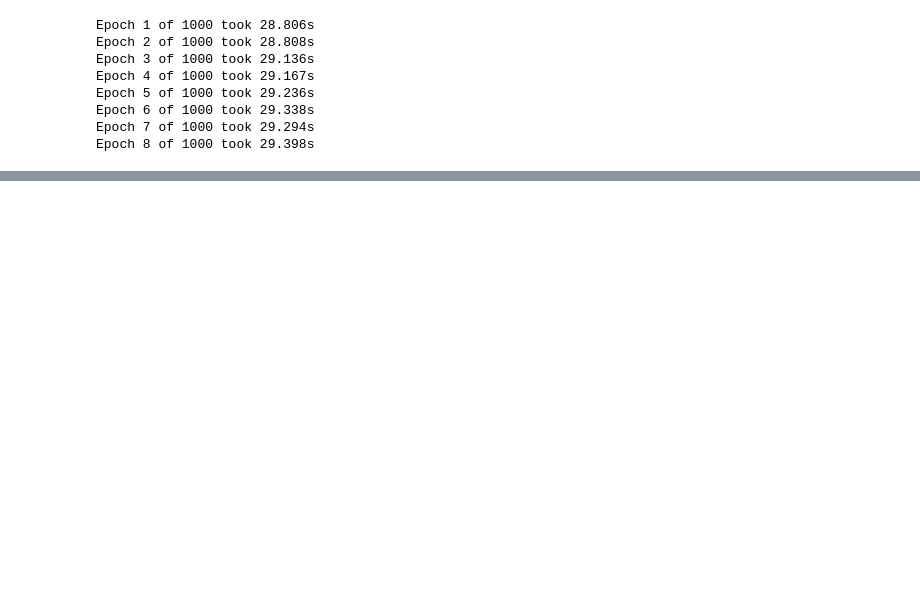
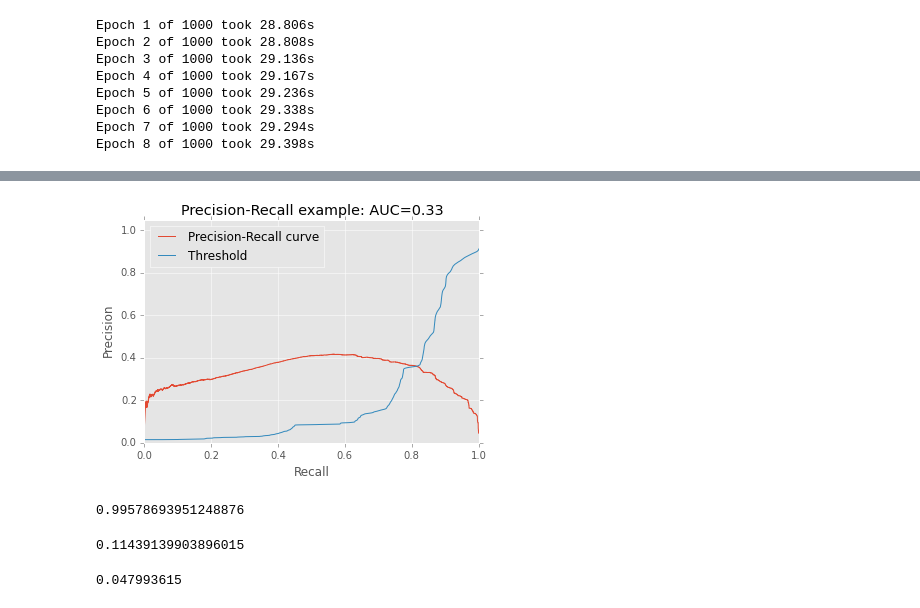
Before and after one commit to Aelphy/muon_trigger, a Jupyter notebook: evals/CascadeBase difficult dataset experiment with coefficients.ipynb, the cells around one changed output, grey strips where cells are left out. Saved outputs shown, nothing was run; the diff lists cells and outputs as text; code cells hidden in the pictures; blank space fills up the shorter version.

```diff
--- a/evals/CascadeBase difficult dataset experiment with coefficients.ipynb
+++ b/evals/CascadeBase difficult dataset experiment with coefficients.ipynb
@@ -400,3 +396,5 @@ Epoch 7 of 1000 took 29.294s
 Epoch 8 of 1000 took 29.398s
 # %%
 network.save('../weights', '3cascades_long_train')
+# %%
+network.load('../weights', '3cascades_long_train')
@@ -402,0 +416,40 @@ network.save('../weights', '3cascades_long_train')
+# %%
+import theano
+get_target = theano.function([network.targets], lasagne.layers.get_output(network.target_pool_layers[-1]))
+# %%
+from sklearn.metrics import precision_recall_curve, average_precision_score
+
+x_val = X_y[1][:100]
+y_val = X_y[-1][:100]
+
+prediction = network.predict(x_val)
+target = get_target(y_val)
+
+precision, recall, thr = precision_recall_curve(target.ravel(), prediction.ravel())
+average_precision = average_precision_score(target.ravel(), prediction.ravel())
+
+# Plot Precision-Recall curve
+plt.clf()
+plt.plot(recall, precision, label='Precision-Recall curve')
+plt.plot(np.arange(thr.shape[0]) / (thr.shape[0] + 1e-6), thr, label='Threshold')
+plt.xlabel('Recall')
+plt.ylabel('Precision')
+plt.ylim([0.0, 1.05])
+plt.xlim([0.0, 1.0])
+plt.title('Precision-Recall example: AUC={0:0.2f}'.format(average_precision))
+plt.legend(loc='best')
+plt.show()
+# %% [output]
+[figure, added]
+# %%
+recall[19000]
+# %% [output]
+0.99578693951248876
+# %%
+precision[19000]
+# %% [output]
+0.11439139903896015
+# %%
+thr[19000]
+# %% [output]
+0.047993615
```
Also changed, not shown: parts of 3 cells of this notebook, 4 other files.
